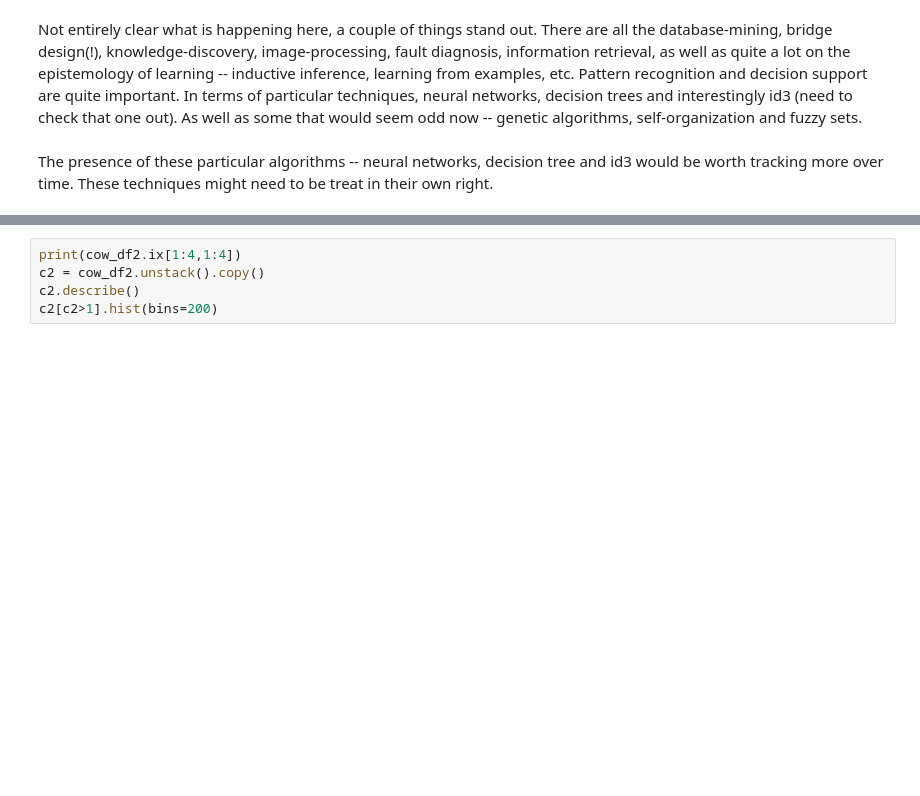
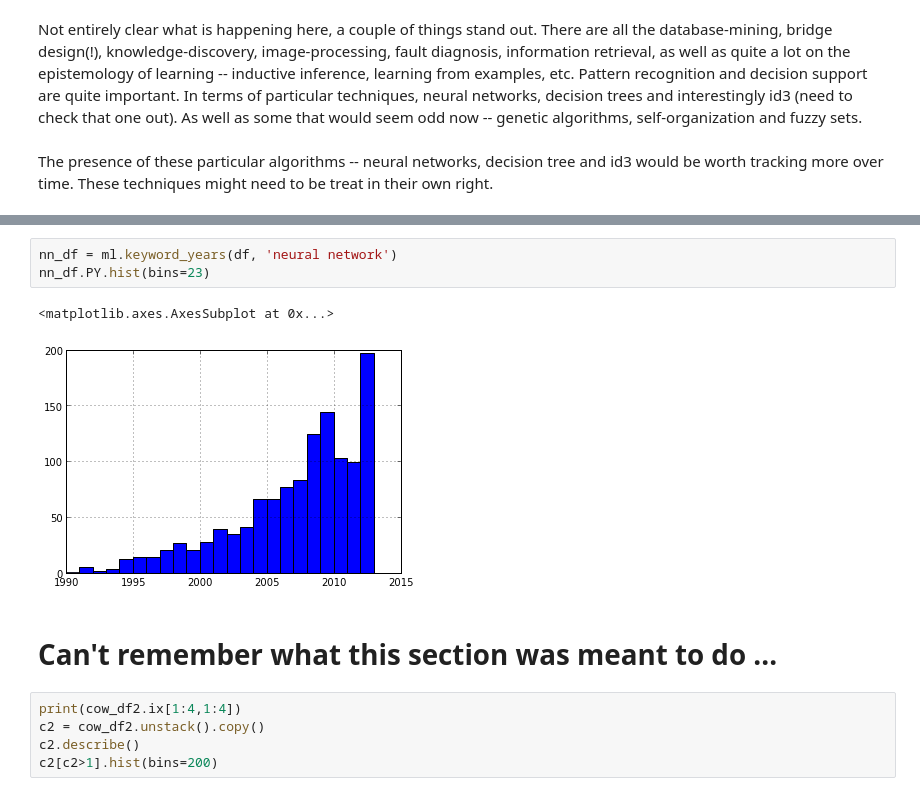
Before and after one commit to datapractice/machinelearners, a Jupyter notebook: ml_lit/ml_coword_analysis.ipynb, the cells around one changed output, grey strips where cells are left out. Saved outputs shown, nothing was run; the diff lists cells and outputs as text; blank space fills up the shorter version.

```diff
--- a/ml_lit/ml_coword_analysis.ipynb
+++ b/ml_lit/ml_coword_analysis.ipynb
@@ -224,3 +229,11 @@ The presence of these particular algorithms -- neural networks, decision tree an
+# %%
+nn_df = ml.keyword_years(df, 'neural network')
+nn_df.PY.hist(bins=23)
+# %% [output]
+<matplotlib.axes.AxesSubplot at 0x...>
+[figure, added]
+# %% [markdown]
+# Can't remember what this section was meant to do ...
 # %%
 print(cow_df2.ix[1:4,1:4])
 c2 = cow_df2.unstack().copy()
```
Also changed, not shown: parts of 3 cells of this notebook, 3 other files.
